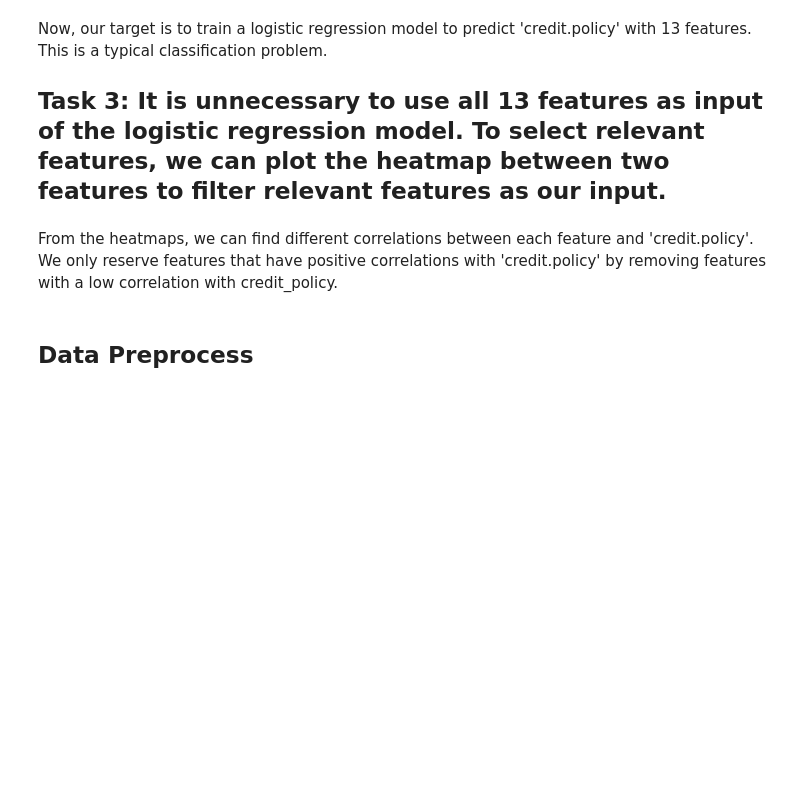
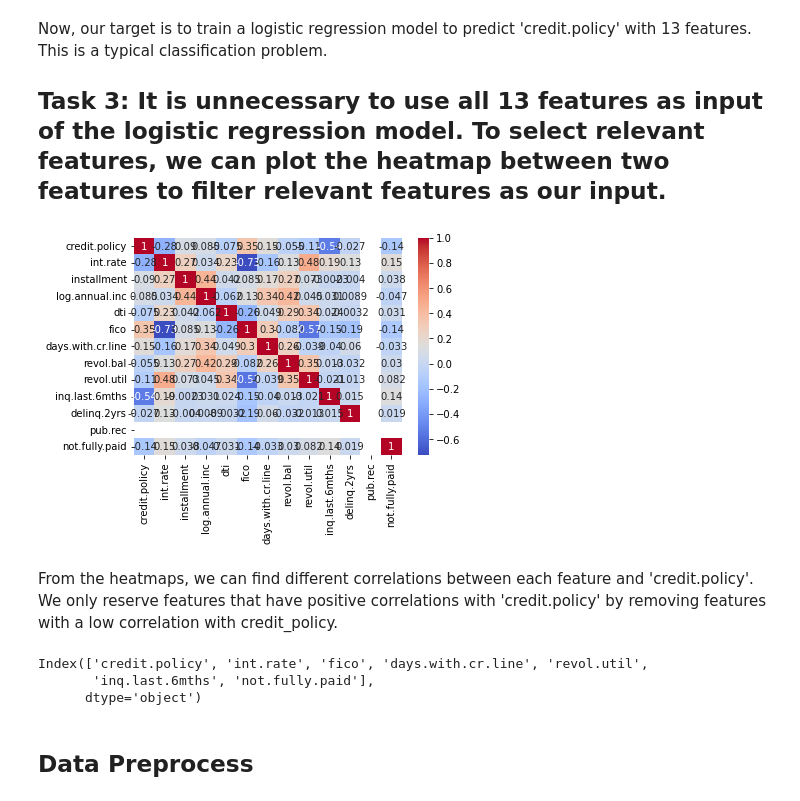
Before and after one commit to wonke2/Data-Science-Portfolio, a Jupyter notebook: portfolio3.ipynb, the cells around one changed output. Cells and saved outputs as stored; diff of their text form; code cells hidden in the pictures; blank space fills up the shorter version.

```diff
--- a/portfolio3.ipynb
+++ b/portfolio3.ipynb
@@ -122,9 +185,23 @@ Data.describe().transpose()
 # %% [markdown]
 Now, our target is to train a logistic regression model to predict 'credit.policy' with 13 features. This is a typical classification problem.
 ## Task 3: It is unnecessary to use all 13 features as input of the logistic regression model. To select relevant features, we can plot the heatmap between two features to filter relevant features as our input.
+# %%
+corr_matrix = Data.corr()
+sns.heatmap(corr_matrix, annot=True, cmap='coolwarm')
+plt.show()
+# %% [output]
+[figure, added]
 # %% [markdown]
 From the heatmaps, we can find different correlations between each feature and 'credit.policy'.
 We only reserve features that have positive correlations with 'credit.policy' by removing features with a low correlation with credit_policy.
+# %%
+corr_matrix = Data.corr()['credit.policy']
+relevant_features = corr_matrix[(np.abs(corr_matrix) > 0.1)].index
+relevant_features
+# %% [output]
+Index(['credit.policy', 'int.rate', 'fico', 'days.with.cr.line', 'revol.util',
+       'inq.last.6mths', 'not.fully.paid'],
+      dtype='object')
 # %% [markdown]
 ## Data Preprocess
 # %% [markdown]
```
Also changed, not shown: parts of 15 cells of this notebook.
